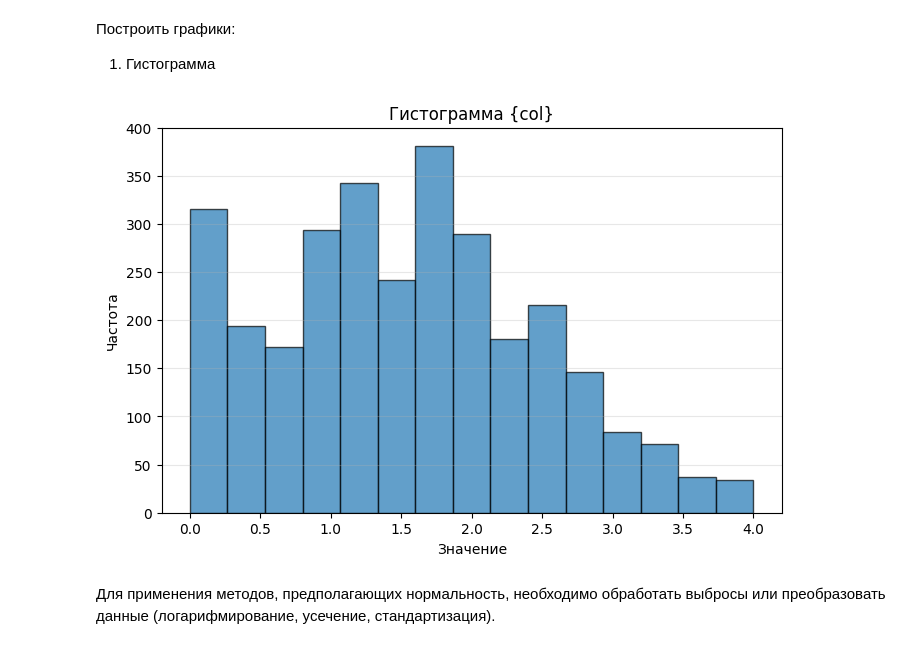
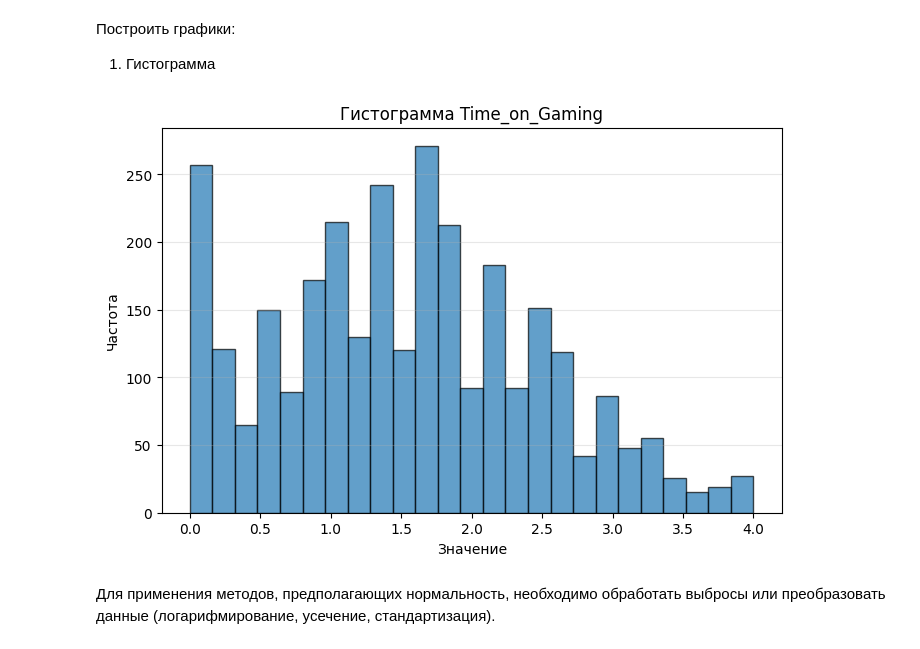
Before and after one commit to poluzerovT/oiad-3-2025, a Jupyter notebook: Snezhko/Snezhko-lab-1.ipynb, the cells around one changed output. Cells and saved outputs as stored; diff of their text form; code cells hidden in the pictures.

```diff
--- a/Snezhko/Snezhko-lab-1.ipynb
+++ b/Snezhko/Snezhko-lab-1.ipynb
@@ -139,18 +139,16 @@ np.float64(1.4000000000000001)
 1. Гистограмма
 # %%
 import matplotlib.pyplot as plt
-series = pd.to_numeric(data[col], errors="coerce").dropna()
-
+series = data[col]
 # Строим гистограмму
 plt.figure(figsize=(8,5))
-plt.hist(series, bins=15, edgecolor="black", alpha=0.7)
-plt.title("Гистограмма {col}")
+plt.hist(series, bins=25, edgecolor="black", alpha=0.7)
+plt.title(f"Гистограмма {col}")
 plt.xlabel("Значение")
 plt.ylabel("Частота")
 plt.grid(axis="y", alpha=0.3)
-plt.show()
 # %% [output]
-[figure, old version]
+[figure, new version]
 # %% [markdown]
 Для применения методов, предполагающих нормальность, необходимо обработать выбросы или преобразовать данные (логарифмирование, усечение, стандартизация).
 # %% [markdown]
```
Also changed, not shown: parts of 4 cells of this notebook, 1 other file.
